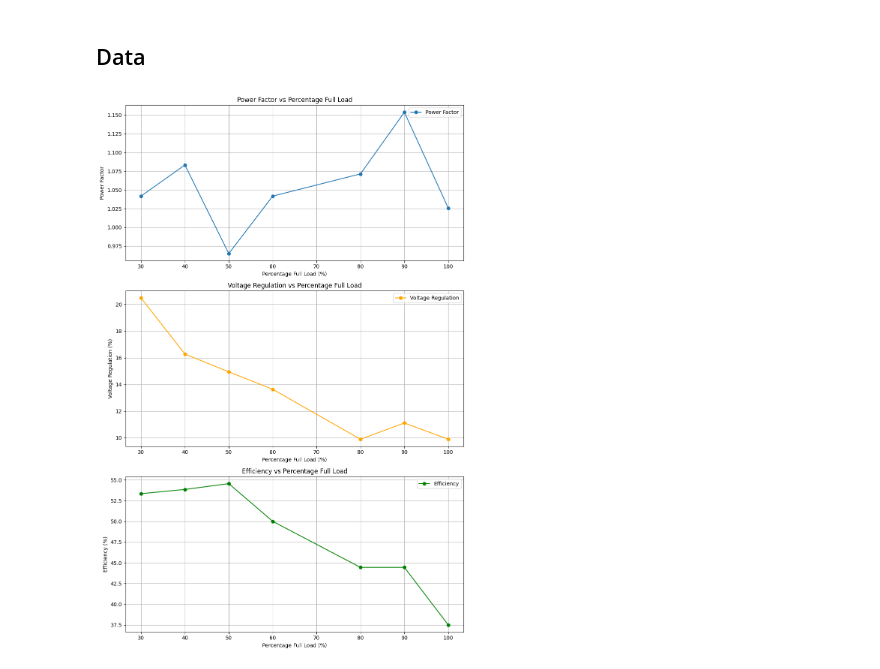
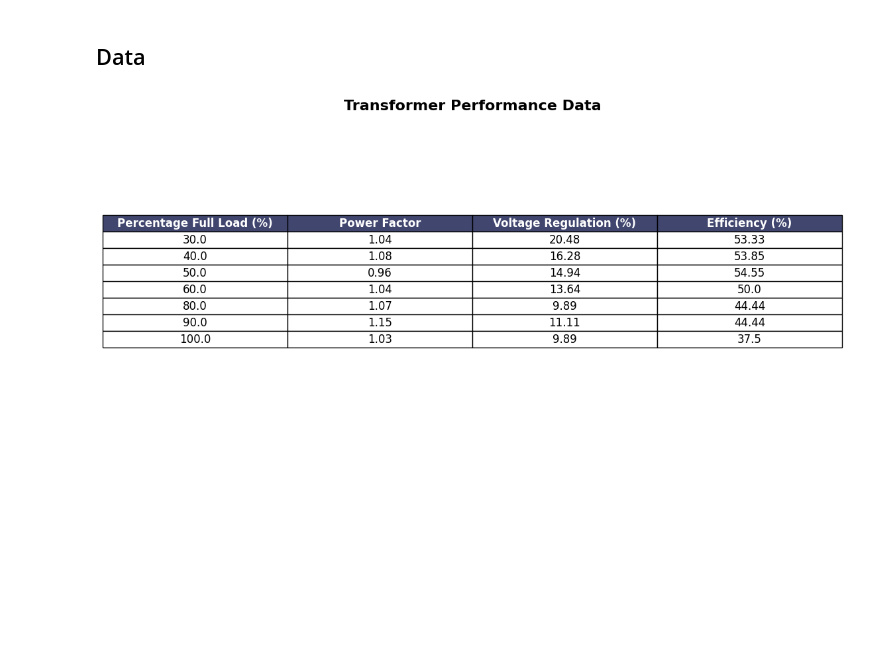
Before and after one commit to Oshadha345/Electrical-Power, a Jupyter notebook: University Work/Transformer Design Lab/Trnaformer_Design_Lab_report.ipynb, the cells around one changed output. Drawn from its saved outputs; the diff is of its cells as text; code cells hidden in the pictures; blank space fills up the shorter version.

```diff
--- a/University Work/Transformer Design Lab/Trnaformer_Design_Lab_report.ipynb
+++ b/University Work/Transformer Design Lab/Trnaformer_Design_Lab_report.ipynb
@@ -53,35 +53,34 @@ def efficiency(primary_wattmeter_reading, secondary_wattmeter_reading):
 # %%
 power_factors = power_factor(primary_voltage, primary_current, primary_wattmeter_reading)
 voltage_regulations = voltage_regulation(secondary_voltage, v_no_load_secondary)
 efficiencies = efficiency(primary_wattmeter_reading, secondary_wattmeter_reading)
 
 # Create a table with the calculated values
 table_data = np.column_stack((percentage_full_load, power_factors, voltage_regulations, efficiencies))
 
 # Create the table
 fig, ax = plt.subplots(figsize=(12, 6))
 ax.axis('tight')
 ax.axis('off')
 
-
 # Create table
 table = ax.table(cellText=np.round(table_data, 2),
                 colLabels=['Percentage Full Load (%)', 'Power Factor', 'Voltage Regulation (%)', 'Efficiency (%)'],
                 cellLoc='center',
                 loc='center')
 
 table.auto_set_font_size(False)
 table.set_fontsize(12)
 table.scale(1.2, 1.5)
 
-# Style the header
-for i in range(len(columns)):
+# Style the header - loop through columns, not rows
+for i in range(table_data.shape[1]):  # Use shape[1] for number of columns
     table[(0, i)].set_facecolor('#40466e')
     table[(0, i)].set_text_props(weight='bold', color='white')
 
 plt.title('Transformer Performance Data', fontsize=16, fontweight='bold', pad=20)
 plt.show()
 # %% [output]
-[figure, old version]
+[figure, new version]
 # %%
 # Plot Voltage Regulation and Efficiency vs Percentage Full Load
```
Also changed, not shown: parts of 2 cells of this notebook.
